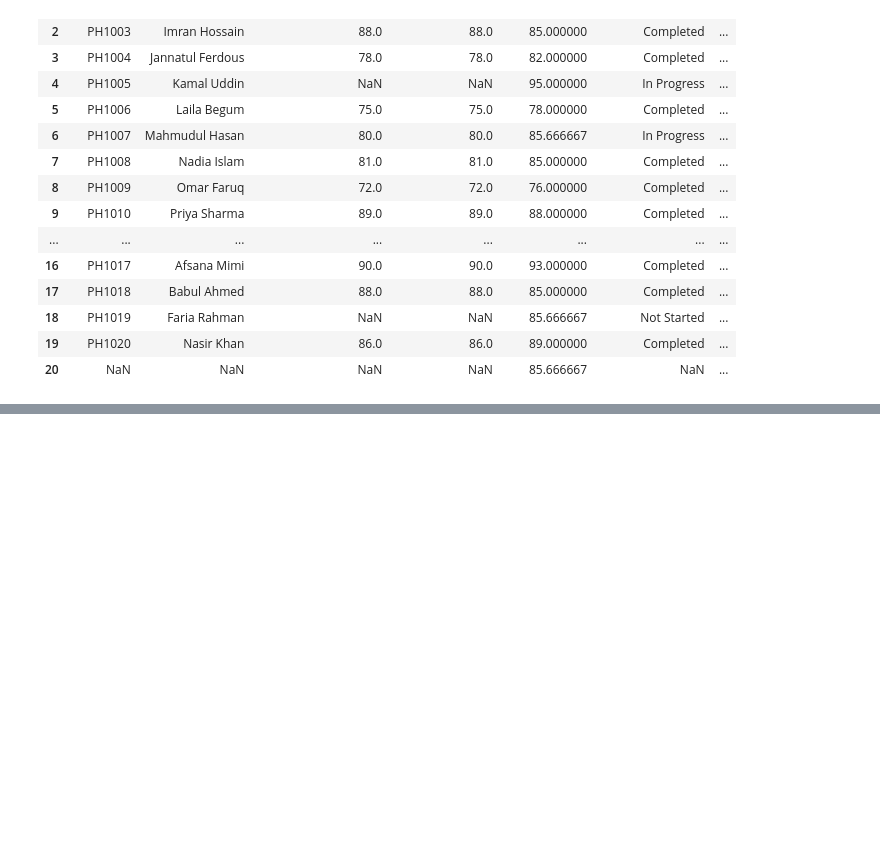
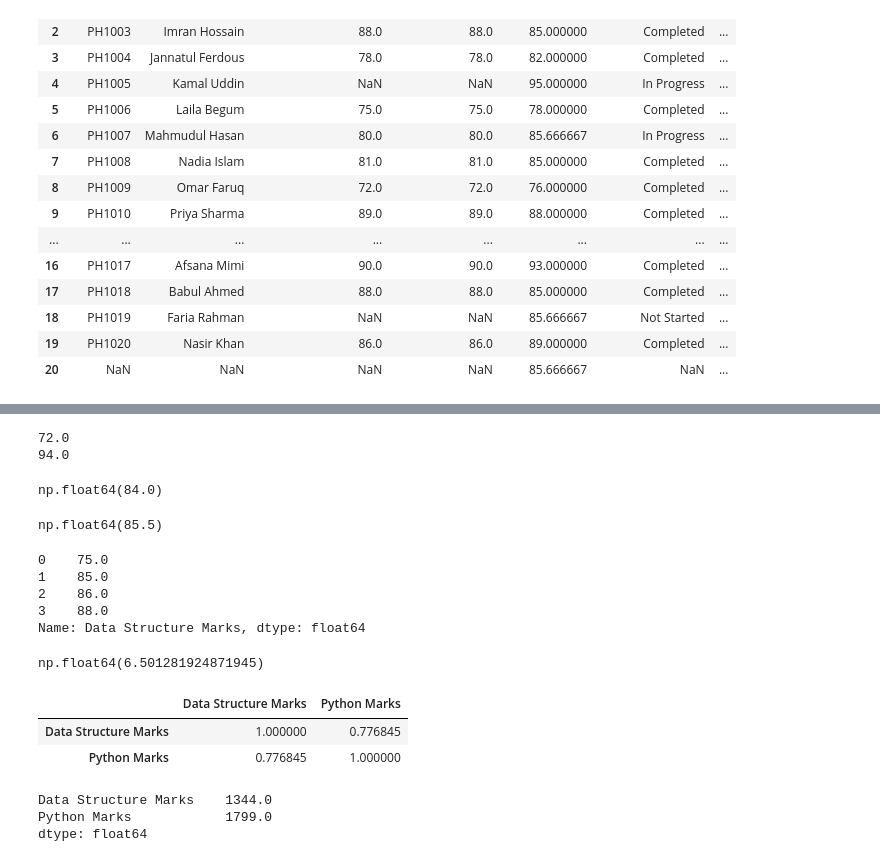
Before and after one commit to hijbullahx/AI-ML-with-phitron, a Jupyter notebook: 14/Data Analysis with Pandas part-2.ipynb, the cells around one changed output, grey strips where cells are left out. Drawn from its saved outputs; the diff is of its cells as text; code cells hidden in the pictures; blank space fills up the shorter version.

```diff
--- a/14/Data Analysis with Pandas part-2.ipynb
+++ b/14/Data Analysis with Pandas part-2.ipynb
@@ -654,0 +682,45 @@ For example, when doing 'df[col].method(value, inplace=True)', try using 'df.met
+# %%
+#Max and Min
+print(df['Data Structure Marks'].min())
+print(df['Data Structure Marks'].max())
+# %% [output]
+72.0
+94.0
+# %%
+#Mean -> Average
+df['Data Structure Marks'].mean()
+# %% [output]
+np.float64(84.0)
+# %%
+#Median
+df['Data Structure Marks'].median()
+# %% [output]
+np.float64(85.5)
+# %%
+#mode-> Heighest frequency numbers
+df['Data Structure Marks'].mode()
+# %% [output]
+0    75.0
+1    85.0
+2    86.0
+3    88.0
+Name: Data Structure Marks, dtype: float64
+# %%
+#Standard Deviation
+df['Data Structure Marks'].std()
+# %% [output]
+np.float64(6.501281924871945)
+# %%
+#Co-relation metrix
+df[['Data Structure Marks', 'Python Marks']].corr()
+# %% [output]
+|  | Data Structure Marks | Python Marks |
+| Data Structure Marks | 1.000000 | 0.776845 |
+| Python Marks | 0.776845 | 1.000000 |
+# %%
+#Sum in different columns
+df[['Data Structure Marks', 'Python Marks']].sum()
+# %% [output]
+Data Structure Marks    1344.0
+Python Marks            1799.0
+dtype: float64
```
Also changed, not shown: parts of 6 cells of this notebook.
